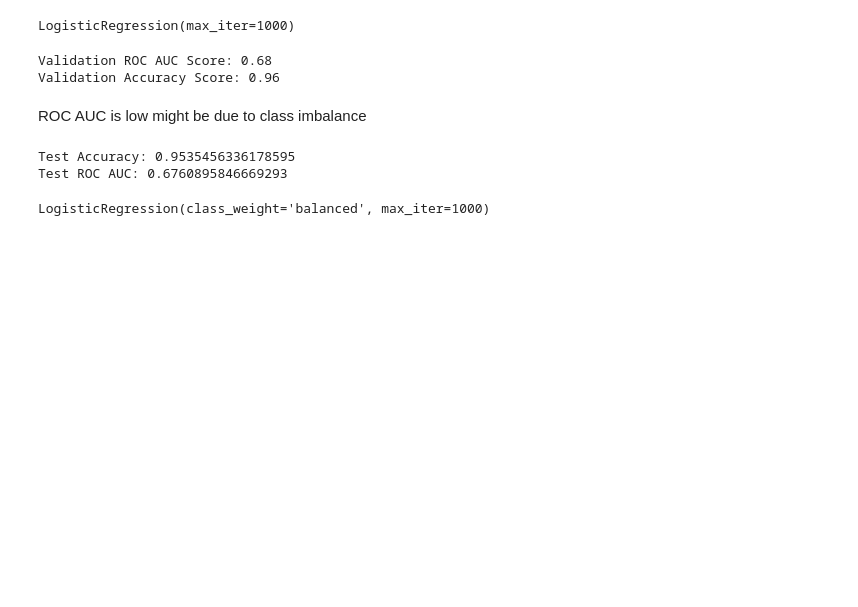
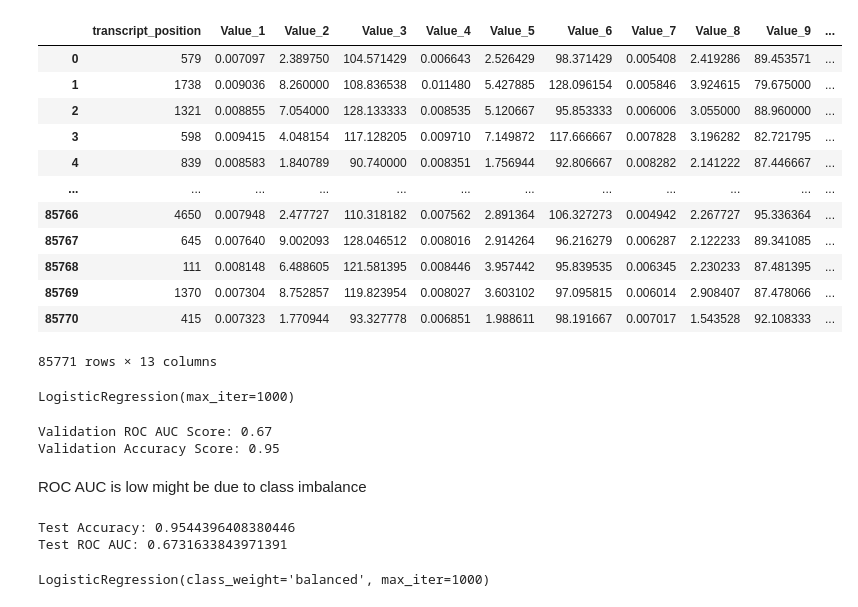
Before and after one commit to HaoEarm/DSA4262_gartic, a Jupyter notebook: notebook/logistic regression model.ipynb, the cells around one changed output. Saved outputs shown, nothing was run; the diff lists cells and outputs as text; code cells hidden in the pictures; blank space fills up the shorter version.

```diff
--- a/notebook/logistic regression model.ipynb
+++ b/notebook/logistic regression model.ipynb
@@ -9,7 +5,7 @@ from sklearn.metrics import classification_report, roc_auc_score, accuracy_score
 from imblearn.over_sampling import SMOTE
 from sklearn.preprocessing import StandardScaler
 # %%
-df = pd.read_csv('Data/processed_data.csv')
-test_data = pd.read_csv('Data/test_data.csv')
-train_data = pd.read_csv('Data/train_data.csv')
-val_data = pd.read_csv('Data/val_data.csv')
+df = pd.read_csv('../Data/processed_data.csv')
+test_data = pd.read_csv('../Data/test_data.csv')
+train_data = pd.read_csv('../Data/train_data.csv')
+val_data = pd.read_csv('../Data/val_data.csv')
@@ -16,12 +28,28 @@ val_data = pd.read_csv('Data/val_data.csv')
 # %%
-X_train = train_data.drop(columns=['label','ENST_ID', 'Key', 'gene_id'])
+X_train = train_data.drop(columns=['label','gene_id', 'Key', 'transcript_id'])
 y_train = train_data['label']
 
-X_val = val_data.drop(columns=['label','ENST_ID', 'Key', 'gene_id'])
+X_val = val_data.drop(columns=['label','gene_id', 'Key', 'transcript_id'])
 y_val = val_data['label']
 
-X_test = test_data.drop(columns=['label','ENST_ID', 'Key', 'gene_id'])
+X_test = test_data.drop(columns=['label','gene_id', 'Key', 'transcript_id'])
 y_test = test_data['label']
+# %%
+X_train
+# %% [output]
+|  | transcript_position | Value_1 | Value_2 | Value_3 | Value_4 | Value_5 | Value_6 | Value_7 | Value_8 | Value_9 | ... |
+| 0 | 579 | 0.007097 | 2.389750 | 104.571429 | 0.006643 | 2.526429 | 98.371429 | 0.005408 | 2.419286 | 89.453571 | ... |
+| 1 | 1738 | 0.009036 | 8.260000 | 108.836538 | 0.011480 | 5.427885 | 128.096154 | 0.005846 | 3.924615 | 79.675000 | ... |
+| 2 | 1321 | 0.008855 | 7.054000 | 128.133333 | 0.008535 | 5.120667 | 95.853333 | 0.006006 | 3.055000 | 88.960000 | ... |
+| 3 | 598 | 0.009415 | 4.048154 | 117.128205 | 0.009710 | 7.149872 | 117.666667 | 0.007828 | 3.196282 | 82.721795 | ... |
+| 4 | 839 | 0.008583 | 1.840789 | 90.740000 | 0.008351 | 1.756944 | 92.806667 | 0.008282 | 2.141222 | 87.446667 | ... |
+| ... | ... | ... | ... | ... | ... | ... | ... | ... | ... | ... | ... |
+| 85766 | 4650 | 0.007948 | 2.477727 | 110.318182 | 0.007562 | 2.891364 | 106.327273 | 0.004942 | 2.267727 | 95.336364 | ... |
+| 85767 | 645 | 0.007640 | 9.002093 | 128.046512 | 0.008016 | 2.914264 | 96.216279 | 0.006287 | 2.122233 | 89.341085 | ... |
+| 85768 | 111 | 0.008148 | 6.488605 | 121.581395 | 0.008446 | 3.957442 | 95.839535 | 0.006345 | 2.230233 | 87.481395 | ... |
+| 85769 | 1370 | 0.007304 | 8.752857 | 119.823954 | 0.008027 | 3.603102 | 97.095815 | 0.006014 | 2.908407 | 87.478066 | ... |
+| 85770 | 415 | 0.007323 | 1.770944 | 93.327778 | 0.006851 | 1.988611 | 98.191667 | 0.007017 | 1.543528 | 92.108333 | ... |
+85771 rows × 13 columns
 # %%
 model = LogisticRegression(max_iter=1000)
 model.fit(X_train, y_train)
@@ -40,8 +68,8 @@ val_accuracy = accuracy_score(y_val, val_predictions)
 print(f'Validation ROC AUC Score: {val_roc_auc:.2f}')
 print(f'Validation Accuracy Score: {val_accuracy:.2f}')
 # %% [output]
-Validation ROC AUC Score: 0.68
-Validation Accuracy Score: 0.96
+Validation ROC AUC Score: 0.67
+Validation Accuracy Score: 0.95
 # %% [markdown]
 ROC AUC is low might be due to class imbalance
 # %%
@@ -53,8 +81,8 @@ print(f"Test Accuracy: {test_accuracy}")
 test_roc_auc = roc_auc_score(y_test, test_probabilities)
 print(f"Test ROC AUC: {test_roc_auc}")
 # %% [output]
-Test Accuracy: 0.9535456336178595
-Test ROC AUC: 0.6760895846669293
+Test Accuracy: 0.9544396408380446
+Test ROC AUC: 0.6731633843971391
 # %%
 model2 = LogisticRegression(class_weight='balanced', max_iter=1000)
 model2.fit(X_train, y_train)
```
Also changed, not shown: parts of 9 cells of this notebook, 1 other file.
